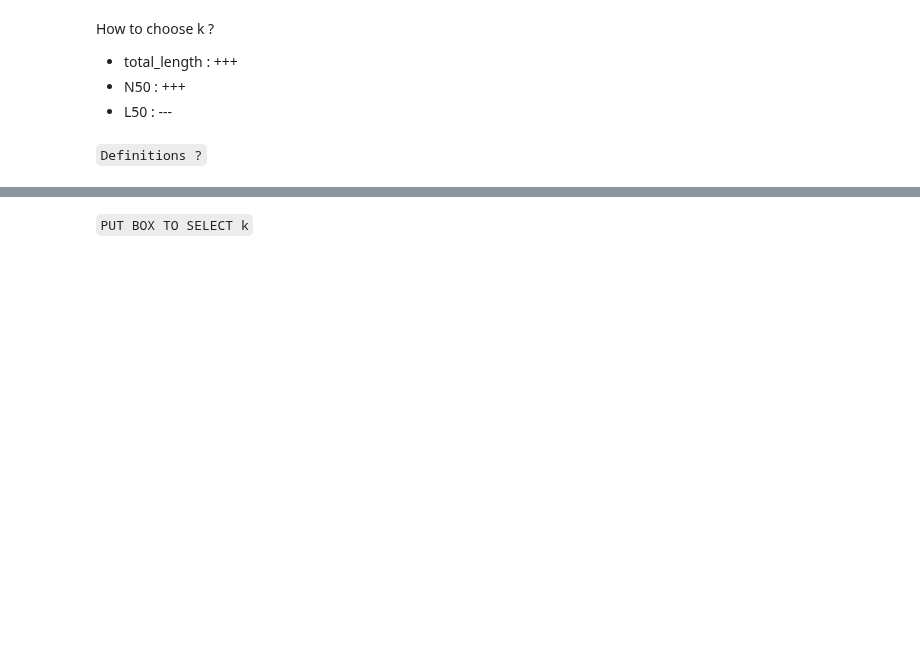
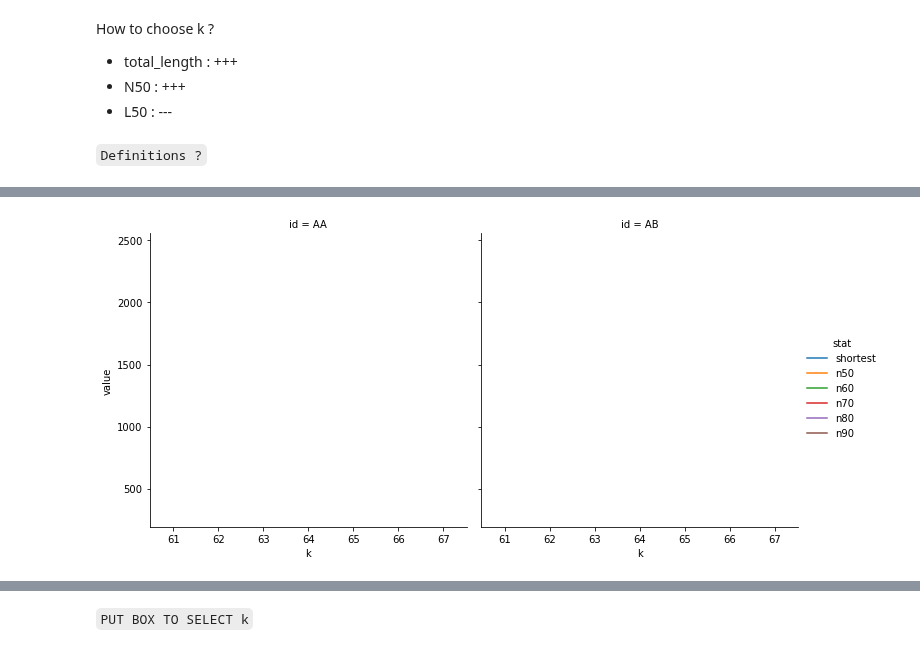
Before and after one commit to tranchant/frangiPANe, a Jupyter notebook: frangiPANe/frangiPANe.ipynb, the cells around one changed output, grey strips where cells are left out. Drawn from its saved outputs; the diff is of its cells as text; code cells hidden in the pictures; blank space fills up the shorter version.

```diff
--- a/frangiPANe/frangiPANe.ipynb
+++ b/frangiPANe/frangiPANe.ipynb
@@ -465,14 +523,13 @@ hide_cell()
 # %%
 stats_N_files = []
 for stat in stats_N :
     stats_N_files.append(output_assembly_dir + "assembly_choosing_k/plots/assembly-stats-" + stat + ".csv")
 stats_N_df = pd.concat([pd.read_csv(f, sep='\t') for f in stats_N_files], ignore_index = True)
 
 size = sns.relplot(x='k', y='value', hue='stat', data=stats_N_df, col='id', kind="line")
 size.savefig(output_assembly_dir + "assembly_choosing_k/plots/stat_N.png")
-
-
-hide_cell()
+# %% [output]
+[figure, added]
 # %%
 stats_L_files = []
 for stat in stats_L :
```
Also changed, not shown: parts of 12 cells of this notebook.
